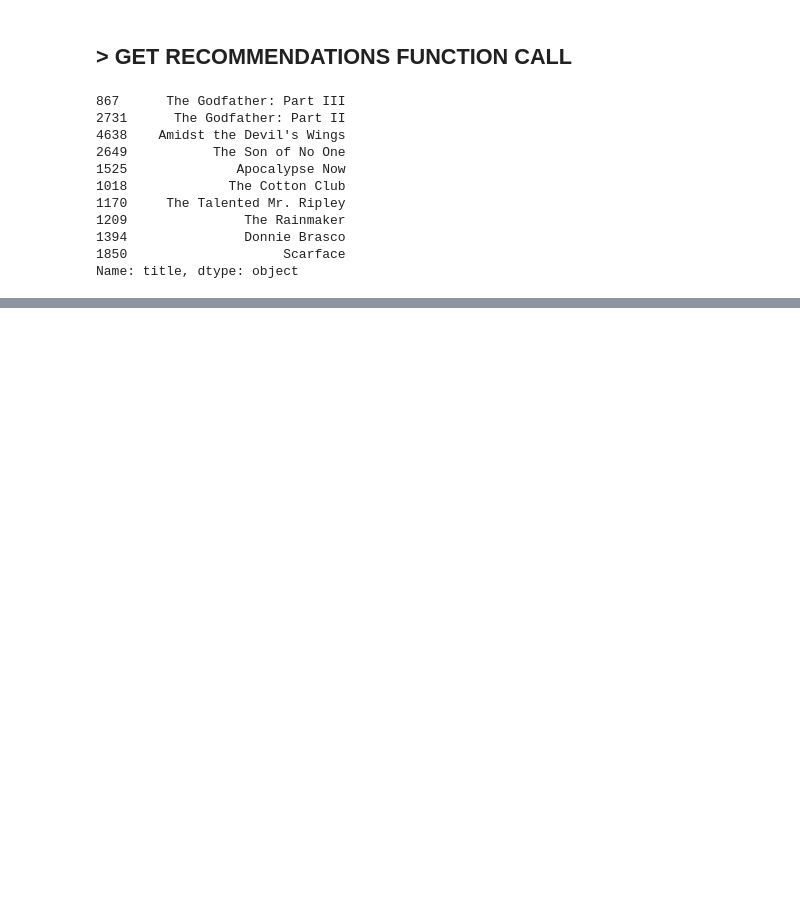
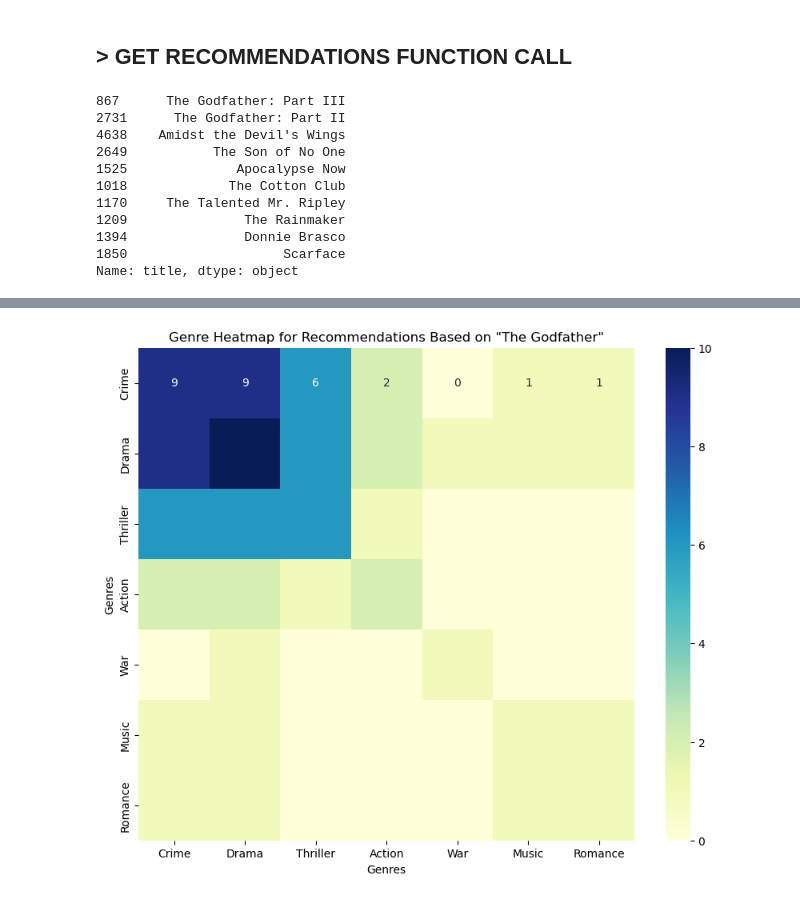
Before and after one commit to arjunmahesh1/compsci216, a Jupyter notebook: movie-recommendations.ipynb, the cells around one changed output, grey strips where cells are left out. Cells and saved outputs as stored; diff of their text form; code cells hidden in the pictures; blank space fills up the shorter version.

```diff
--- a/movie-recommendations.ipynb
+++ b/movie-recommendations.ipynb
@@ -202,0 +224,25 @@ Name: title, dtype: object
+# %%
+import seaborn as sns
+
+def plot_genre_heatmap(title, cosine_sim=cosine_sim, n=10):
+    idx = indices[title]
+    sim_scores = list(enumerate(cosine_sim[idx]))
+    sim_scores = sorted(sim_scores, key=lambda x: x[1], reverse=True)
+    sim_scores = sim_scores[1:n+1]
+
+    movie_indices = [i[0] for i in sim_scores]
+    recommended_movies = df2.iloc[movie_indices]
+
+    genre_matrix = recommended_movies['parsed_genres'].apply(lambda x: pd.Series(1, index=x)).fillna(0)
+    genre_heatmap_data = genre_matrix.T.dot(genre_matrix)
+
+    plt.figure(figsize=(10, 8))
+    sns.heatmap(genre_heatmap_data, cmap='YlGnBu', annot=True, fmt="g")
+    plt.title(f'Genre Heatmap for Recommendations Based on "{title}"')
+    plt.xlabel('Genres')
+    plt.ylabel('Genres')
+    plt.show()
+
+plot_genre_heatmap('The Godfather', cosine_sim2)
+# %% [output]
+[figure, added]
```
Also changed, not shown: parts of 1 cell of this notebook.
